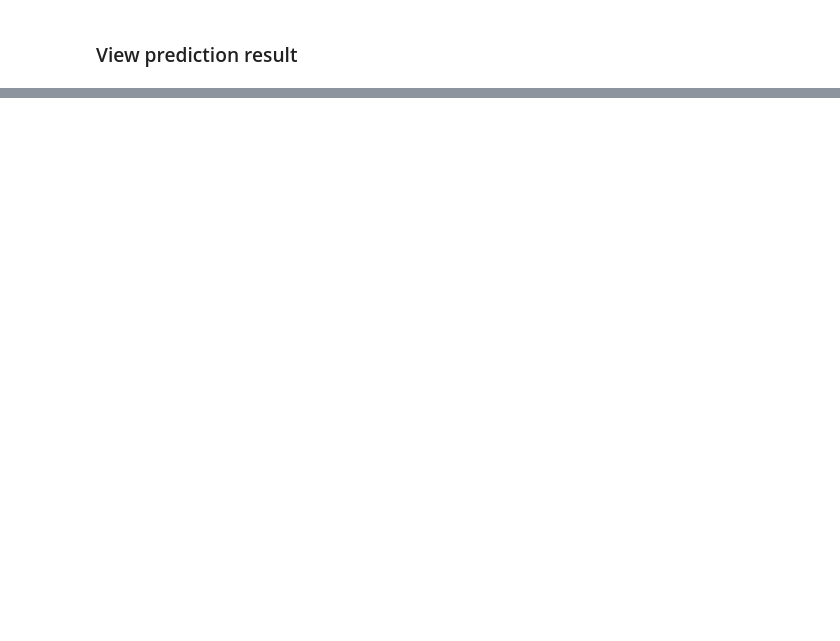
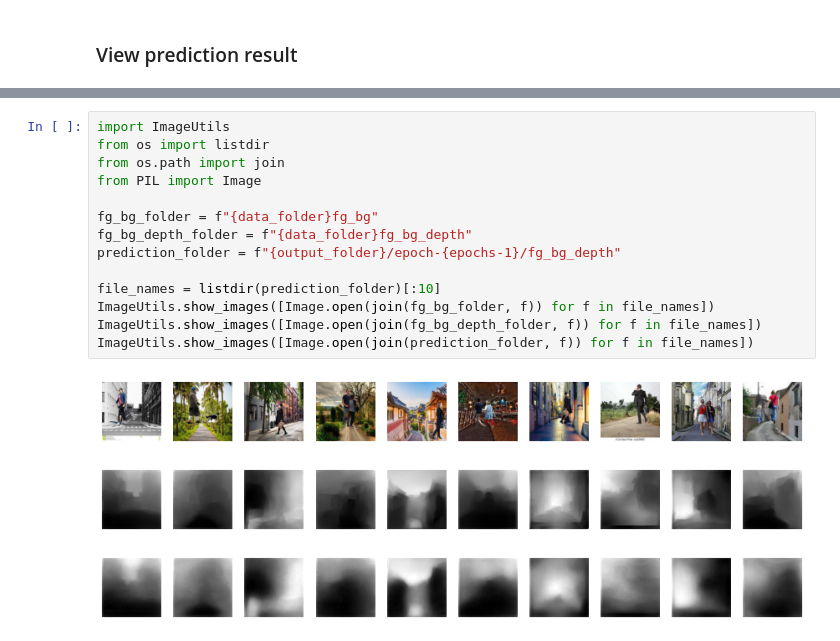
Before and after one commit to raguram/eva, a Jupyter notebook: S15/ExperimentSuite_Depth.ipynb, the cells around one changed output, grey strips where cells are left out. Drawn from its saved outputs; the diff is of its cells as text; blank space fills up the shorter version.

```diff
--- a/S15/ExperimentSuite_Depth.ipynb
+++ b/S15/ExperimentSuite_Depth.ipynb
@@ -269,0 +434,18 @@ ImageUtils.show_images([Image.open(join(prediction_folder, f)) for f in file_nam
+# %%
+import ImageUtils
+from os import listdir
+from os.path import join
+from PIL import Image
+
+fg_bg_folder = f"{data_folder}fg_bg"
+fg_bg_depth_folder = f"{data_folder}fg_bg_depth"
+prediction_folder = f"{output_folder}/epoch-{epochs-1}/fg_bg_depth"
+
+file_names = listdir(prediction_folder)[:10]
+ImageUtils.show_images([Image.open(join(fg_bg_folder, f)) for f in file_names])
+ImageUtils.show_images([Image.open(join(fg_bg_depth_folder, f)) for f in file_names])
+ImageUtils.show_images([Image.open(join(prediction_folder, f)) for f in file_names])
+# %% [output]
+[figure, added]
+[figure, added]
+[figure, added]
```
Also changed, not shown: parts of 23 cells of this notebook.
